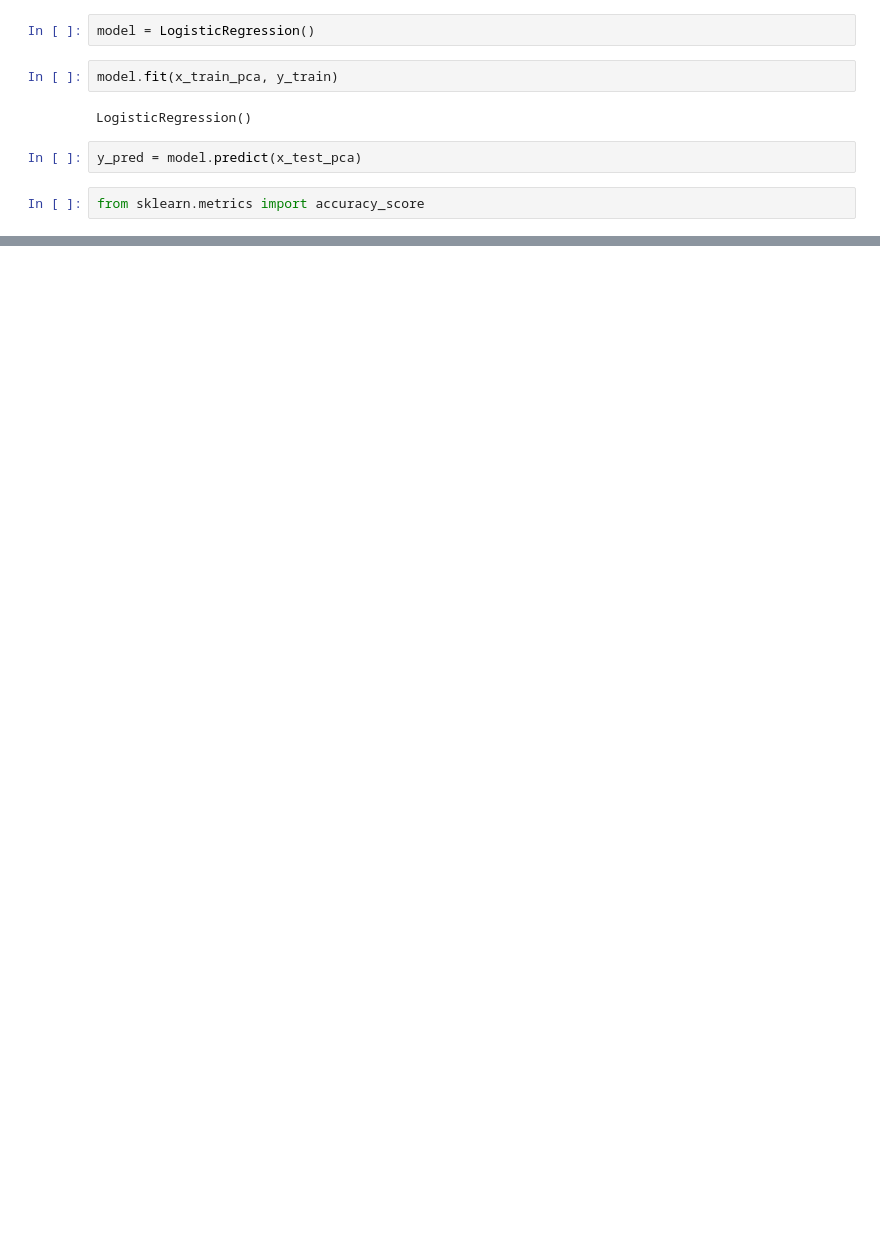
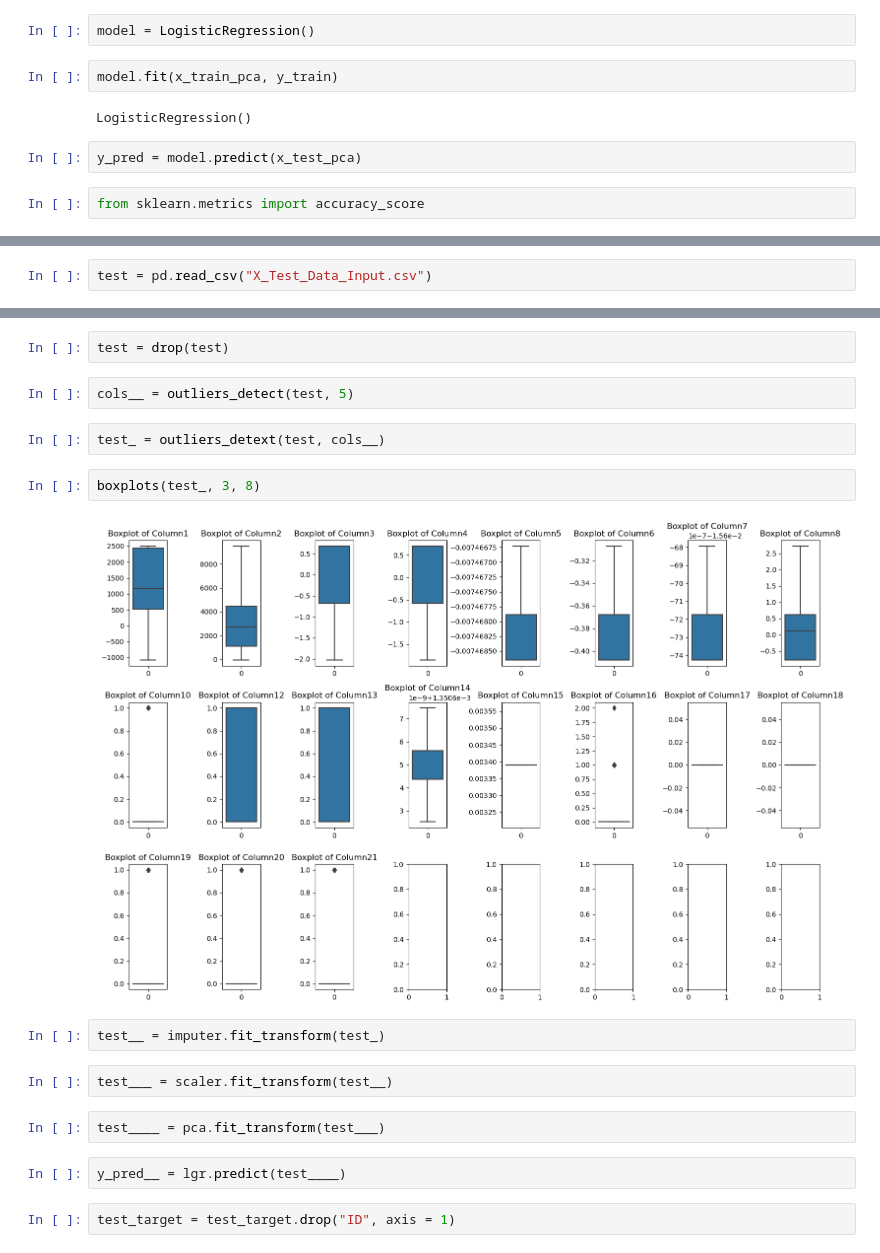
Before and after one commit to manitejagaddam/GSTN, a Jupyter notebook: GSTN Analysis.ipynb, the cells around one changed output, grey strips where cells are left out. Saved outputs shown, nothing was run; the diff lists cells and outputs as text; blank space fills up the shorter version.

```diff
--- a/GSTN Analysis.ipynb
+++ b/GSTN Analysis.ipynb
@@ -259,0 +512,2 @@ accuracy_score(y_pred, y_test)
+# %%
+test = pd.read_csv("X_Test_Data_Input.csv")
@@ -259,0 +528,20 @@ accuracy_score(y_pred, y_test)
+# %%
+test = drop(test)
+# %%
+cols__ = outliers_detect(test, 5)
+# %%
+test_ = outliers_detext(test, cols__)
+# %%
+boxplots(test_, 3, 8)
+# %% [output]
+[figure, added]
+# %%
+test__ = imputer.fit_transform(test_)
+# %%
+test___ = scaler.fit_transform(test__)
+# %%
+test____ = pca.fit_transform(test___)
+# %%
+y_pred__ = lgr.predict(test____)
+# %%
+test_target = test_target.drop("ID", axis = 1)
```
Also changed, not shown: parts of 113 cells of this notebook.
